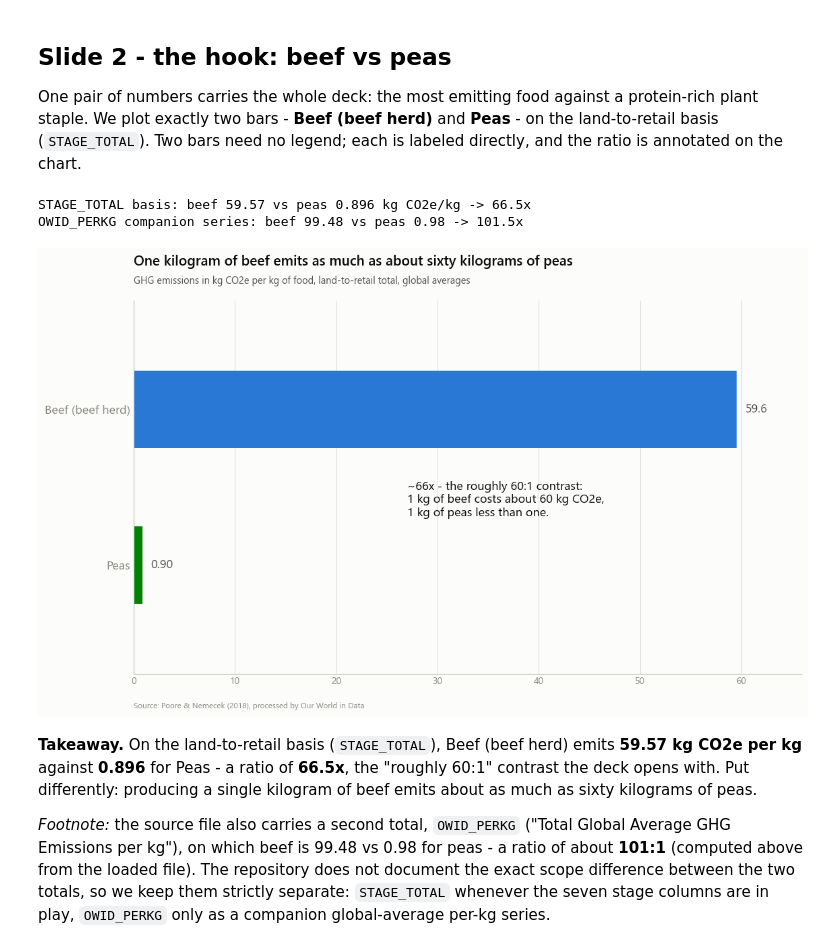
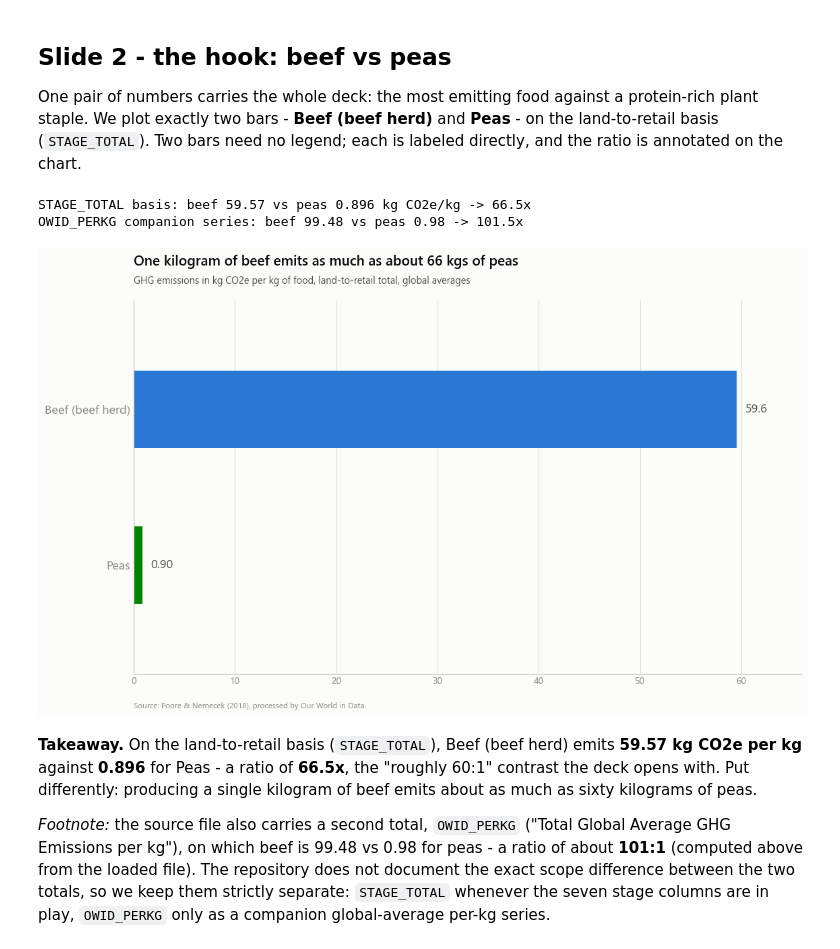
Before and after one commit to dombondyra/JH-2026-Final-Project, a Jupyter notebook: notebooks/01_food_emissions.ipynb, the cells around one changed output. Drawn from its saved outputs; the diff is of its cells as text; code cells hidden in the pictures.

```diff
--- a/notebooks/01_food_emissions.ipynb
+++ b/notebooks/01_food_emissions.ipynb
@@ -215,40 +215,35 @@ peas_avg = perkg.loc[perkg['Food product'] == 'Peas', OWID_PERKG].iloc[0]
 ratio_avg = beef_avg / peas_avg
 
 print(f'STAGE_TOTAL basis: beef {beef:.2f} vs peas {peas:.3f} kg CO2e/kg -> {ratio:.1f}x')
 print(f'OWID_PERKG companion series: beef {beef_avg:.2f} vs peas {peas_avg:.2f} -> {ratio_avg:.1f}x')
 
 fig, ax = plt.subplots(figsize=(12.8, 7.2))
 foods = ['Peas', 'Beef (beef herd)']          # beef ends up on top
 vals = [peas, beef]
 ax.barh(foods, vals, height=0.5, color=[GREEN, BLUE])
 
 for y, v in enumerate(vals):
     ax.text(v + 0.8, y, fmt(v), va='center', ha='left', fontsize=13, color=SEC)
 
-ax.annotate('~66x - the roughly 60:1 contrast:\n'
-            '1 kg of beef costs about 60 kg CO2e,\n'
-            '1 kg of peas less than one.',
-            xy=(27, 0.42), fontsize=13, color=INK, ha='left', va='center')
-
 style_axes(ax)
 ax.set_xlim(0, 66)
 ax.set_xticks(range(0, 70, 10))
 ax.set_ylim(-0.7, 1.7)
 ax.tick_params(axis='y', labelsize=13)
 
 add_titles(ax,
-           'One kilogram of beef emits as much as about sixty kilograms of peas',
+           'One kilogram of beef emits as much as about 66 kgs of peas',
            'GHG emissions in kg CO2e per kg of food, land-to-retail total, global averages',
            'Source: Poore & Nemecek (2018), processed by Our World in Data',
            source_pts=-30)
 
 fig.savefig(FIGS / 'fig_slide02_beef_vs_peas.png',
             dpi=200, bbox_inches='tight', facecolor=SURFACE)
 plt.show()
 # %% [output]
 STAGE_TOTAL basis: beef 59.57 vs peas 0.896 kg CO2e/kg -> 66.5x
 OWID_PERKG companion series: beef 99.48 vs peas 0.98 -> 101.5x
-[figure, old version]
+[figure, new version]
 # %% [markdown]
 **Takeaway.** On the land-to-retail basis (`STAGE_TOTAL`), Beef (beef herd) emits
 **59.57 kg CO2e per kg** against **0.896** for Peas - a ratio of **66.5x**, the
```
Also changed, not shown: 1 other file.
